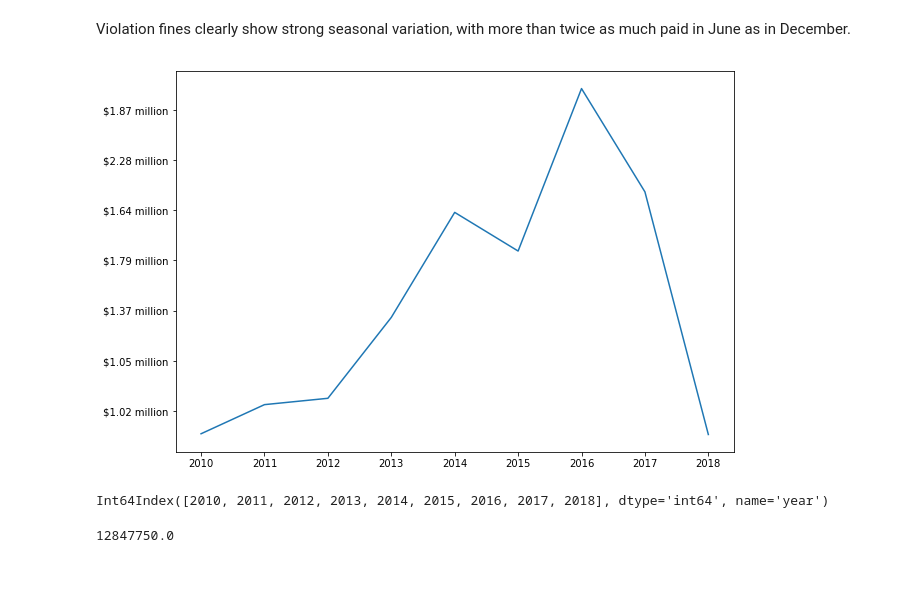
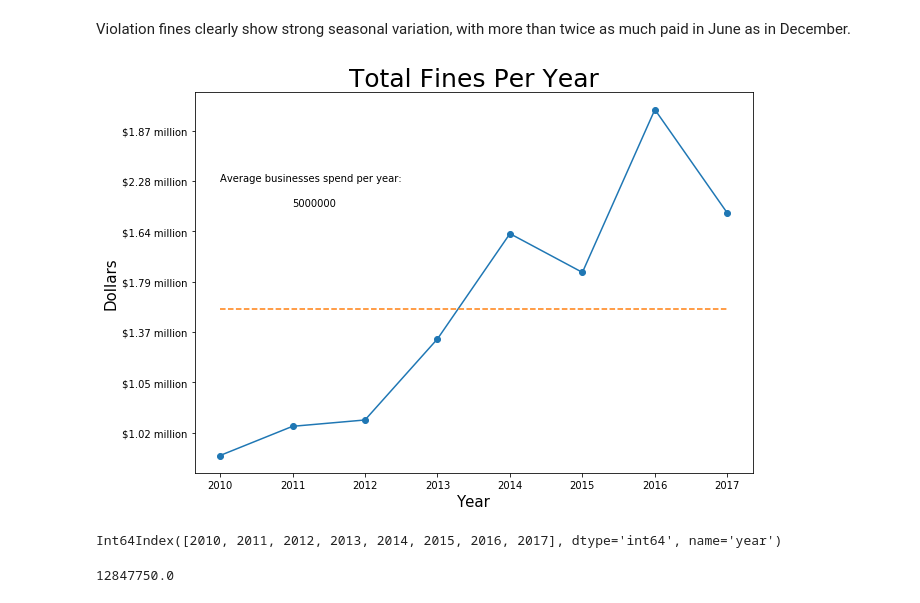
Before and after one commit to Sustainabilist/ChicagoDataAnalysis, a Jupyter notebook: REPORTS/publication_1_draft_3.ipynb, the cells around one changed output. Cells and saved outputs as stored; diff of their text form; code cells hidden in the pictures; blank space fills up the shorter version.

Commit message:
add average line to yearly fines

```diff
--- a/REPORTS/publication_1_draft_3.ipynb
+++ b/REPORTS/publication_1_draft_3.ipynb
@@ -631,61 +631,47 @@ Violation fines clearly show strong seasonal variation, with more than twice as
 # %%
 # Create line graph showing change in total average yearly fines for all businesses
 
 # Calculate total fines paid for each year
 temp["year"] = temp.datetime.apply(lambda x: x.year)
 year_fines = temp.groupby("year").fines.sum()
 
 # Drop year 2018 fines
-year_fines.drop(index)
+year_fines = year_fines.drop(index = 2018)
 
-# Create axis labels
-year_list = year_fines.index
+# Caclulate average yearly fines
+fines_mean = [np.mean(year_fines)]*len(year_fines)
+
+# Create y axis labels
 fines_list = list(year_fines)
 
 # Format fines axis
 def millions_format(num, m=1000000):
     if num % m == 0:
         num = int(num/m)
     else:
         num = round(float(num/m), 2)
     return '${} million'.format(num)
 
-millions = [millions_format(number) for number in fines_list]
-# # year_dollars = (['${:,.0f}'.format(x) for x in fines_list])
-
-
-
-
 # Plot line graph
 fig, ax = plt.subplots()
-ax.plot(year_fines)
-ax.set_yticklabels(millions)
+ax.plot(year_fines, '-o')
+
+# Display average on graph
+ax.text(2010, 2000000, r'Average businesses spend per year:')
+ax.text(2011, 1900000, 5000000)
+
+# Plot the average line
+ax.plot(year_fines.index, fines_mean, linestyle="--")
+ax.set_xlabel("Year", fontsize=15)
+ax.set_ylabel("Dollars", fontsize=15)
+ax.set_yticklabels([millions_format(number) for number in fines_list])
+ax.set_title("Total Fines Per Year", fontsize=25)
 
 plt.show()
-
 year_fines.index
-
-
-
-# # List years
-# years = ["2010", "2011", "2013", "2014", "May", "June", "July", "August", "September", "October", "November", "December"]
-
-# # Plot bar chart
-# fig, ax = plt.subplots()
-# index = np.arange(len(month_fines))
-# ax.barh(index, month_fines)
-# ax.set_yticks(index)
-# ax.set_yticklabels(months, fontsize=15)
-# ax.set_xticks([x*3/100 for x in range(5)])
-# ax.set_xticklabels(["%d%%"%(x*3) for x in range(5)])
-# ax.set_title("Fines by Month", fontsize=25)
-# ax.set_xlabel("Percent of All Fines", fontsize=15)
-
-
-# plt.show()
 # %% [output]
-[figure, old version]
+[figure, new version]
-Int64Index([2010, 2011, 2012, 2013, 2014, 2015, 2016, 2017, 2018], dtype='int64', name='year')
+Int64Index([2010, 2011, 2012, 2013, 2014, 2015, 2016, 2017], dtype='int64', name='year')
 # %%
 businesses.fines.sum()
 # %% [output]
```
